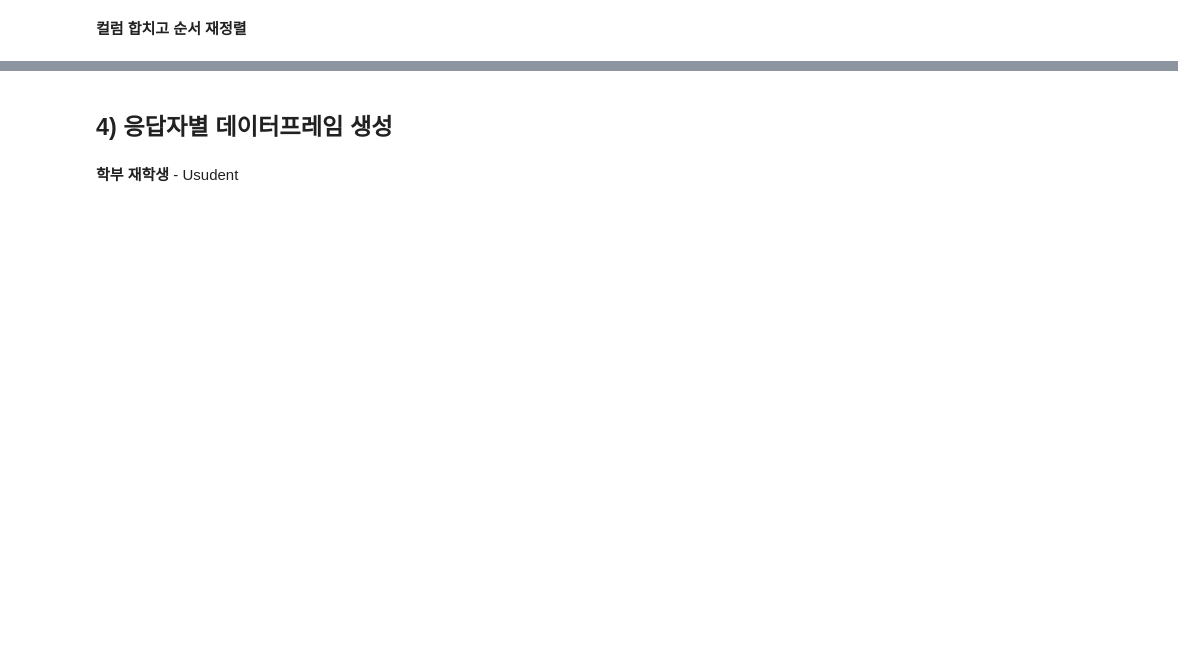
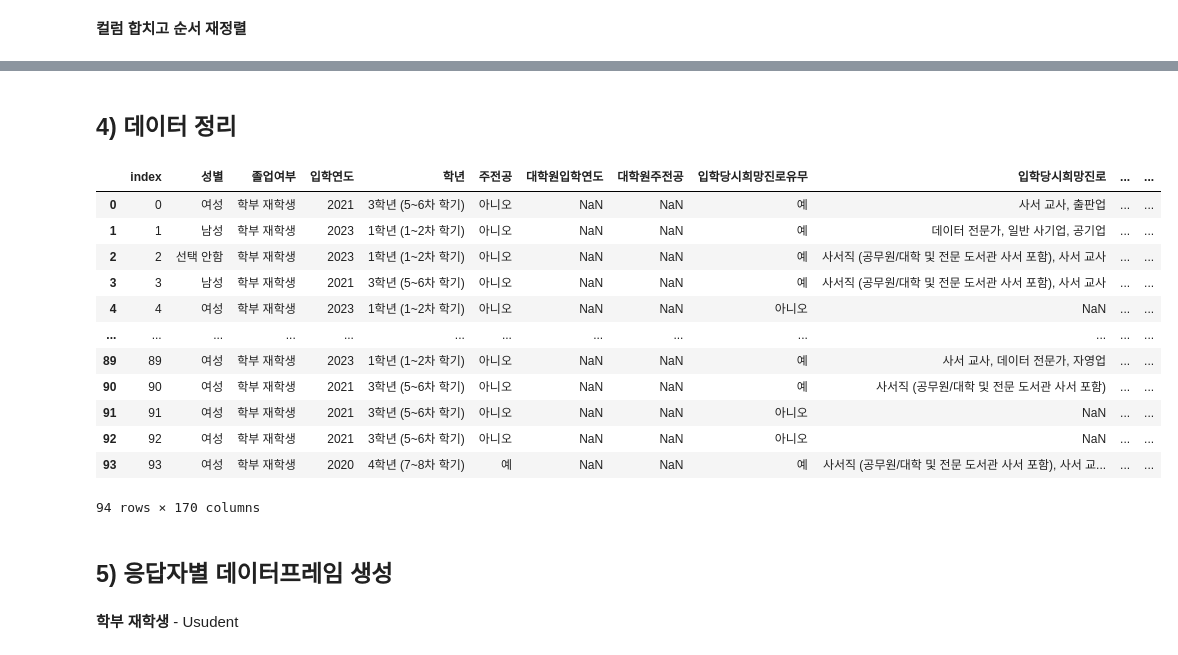
Before and after one commit to hxxzn/LIS_SURVEY_2023, a Jupyter notebook: 코드 분석/LIS_SURVEY_2023_전처리.ipynb, the cells around one changed output, grey strips where cells are left out. Drawn from its saved outputs; the diff is of its cells as text; code cells hidden in the pictures; blank space fills up the shorter version.

```diff
--- a/코드 분석/LIS_SURVEY_2023_전처리.ipynb
+++ b/코드 분석/LIS_SURVEY_2023_전처리.ipynb
@@ -428,7 +429,7 @@ LIS['S다전공학과'] = LIS['S다전공학과1'].astype(str) + LIS['S다전공
 LIS['S다전공학과'] = LIS['S다전공학과'].str.strip('nan')
 LIS = LIS.drop(['S다전공학과1', 'S다전공학과2', 'S다전공학과3', 'S다전공학과4', 'S다전공학과5'], axis=1)
 cols = LIS.columns.tolist()
-cols.insert(129, cols.pop(cols.index('S다전공학과')))
+cols.insert(128, cols.pop(cols.index('S다전공학과')))
 LIS = LIS[cols]
 # %%
 # 컬럼 정리 확인
@@ -451,3 +452,5 @@ list(LIS.columns)
  'S대학원진학미고려이유',
  'S진학의향여부',
  'S향후대학원종류']
+# %% [markdown]
+## 4) 데이터 정리
@@ -454,5 +472,22 @@ list(LIS.columns)
+# %%
+# 데이터 확인
+LIS
+# %% [output]
+|  | index | 성별 | 졸업여부 | 입학연도 | 학년 | 주전공 | 대학원입학연도 | 대학원주전공 | 입학당시희망진로유무 | 입학당시희망진로 | ... | ... |
+| 0 | 0 | 여성 | 학부 재학생 | 2021 | 3학년 (5~6차 학기) | 아니오 | NaN | NaN | 예 | 사서 교사, 출판업 | ... | ... |
+| 1 | 1 | 남성 | 학부 재학생 | 2023 | 1학년 (1~2차 학기) | 아니오 | NaN | NaN | 예 | 데이터 전문가, 일반 사기업, 공기업 | ... | ... |
+| 2 | 2 | 선택 안함 | 학부 재학생 | 2023 | 1학년 (1~2차 학기) | 아니오 | NaN | NaN | 예 | 사서직 (공무원/대학 및 전문 도서관 사서 포함), 사서 교사 | ... | ... |
+| 3 | 3 | 남성 | 학부 재학생 | 2021 | 3학년 (5~6차 학기) | 아니오 | NaN | NaN | 예 | 사서직 (공무원/대학 및 전문 도서관 사서 포함), 사서 교사 | ... | ... |
+| 4 | 4 | 여성 | 학부 재학생 | 2023 | 1학년 (1~2차 학기) | 아니오 | NaN | NaN | 아니오 | NaN | ... | ... |
+| ... | ... | ... | ... | ... | ... | ... | ... | ... | ... | ... | ... | ... |
+| 89 | 89 | 여성 | 학부 재학생 | 2023 | 1학년 (1~2차 학기) | 아니오 | NaN | NaN | 예 | 사서 교사, 데이터 전문가, 자영업 | ... | ... |
+| 90 | 90 | 여성 | 학부 재학생 | 2021 | 3학년 (5~6차 학기) | 아니오 | NaN | NaN | 예 | 사서직 (공무원/대학 및 전문 도서관 사서 포함) | ... | ... |
+| 91 | 91 | 여성 | 학부 재학생 | 2021 | 3학년 (5~6차 학기) | 아니오 | NaN | NaN | 아니오 | NaN | ... | ... |
+| 92 | 92 | 여성 | 학부 재학생 | 2021 | 3학년 (5~6차 학기) | 아니오 | NaN | NaN | 아니오 | NaN | ... | ... |
+| 93 | 93 | 여성 | 학부 재학생 | 2020 | 4학년 (7~8차 학기) | 예 | NaN | NaN | 예 | 사서직 (공무원/대학 및 전문 도서관 사서 포함), 사서 교... | ... | ... |
+94 rows × 170 columns
 # %% [markdown]
-## 4) 응답자별 데이터프레임 생성
+## 5) 응답자별 데이터프레임 생성
 # %% [markdown]
 **학부 재학생** - Usudent
 # %%
```
Also changed, not shown: parts of 37 cells of this notebook.
